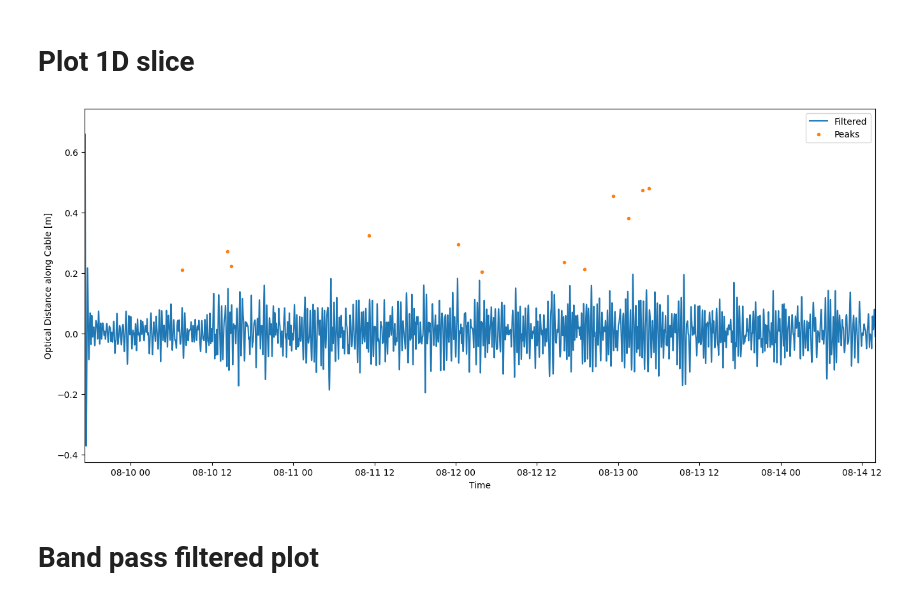
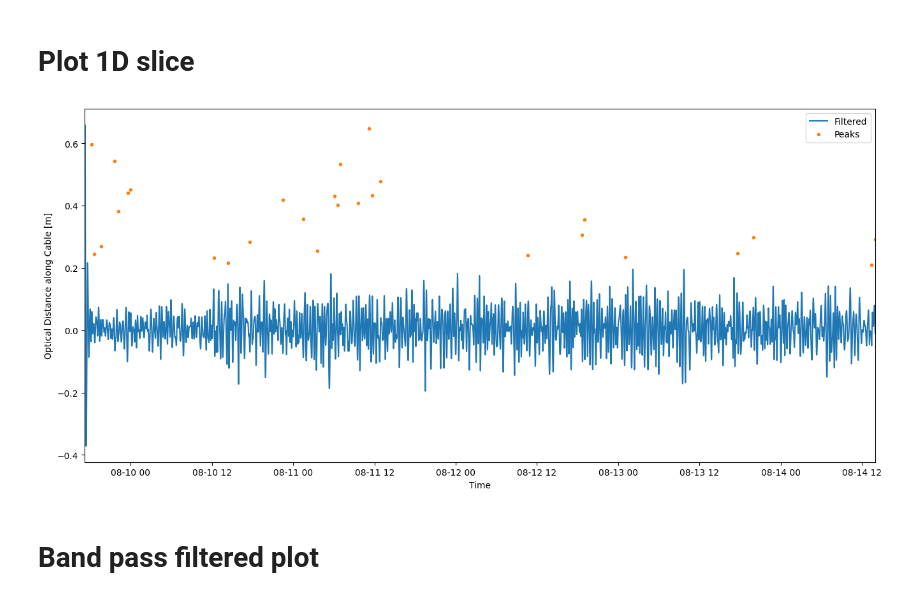
Before and after one commit to ericeberg3/UW_research, a Jupyter notebook: DTS_wave_temp_amp.ipynb, the cells around one changed output. Saved outputs shown, nothing was run; the diff lists cells and outputs as text; code cells hidden in the pictures.

```diff
--- a/DTS_wave_temp_amp.ipynb
+++ b/DTS_wave_temp_amp.ipynb
@@ -103,19 +103,19 @@ for i in tqdm(range(len(filtered_arr.T))):
 # %%
 fig, ax = plt.subplots(figsize=(2.5*6.4,1.5*4.8))
 # plt.plot(plot_times_zoomed, plot_arr_zoom[:, i])
 plt.plot(plot_times_zoomed, filtered_arr[:, i])
 # plt.plot(plot_times_zoomed[peaks], filtered_arr[peaks, i], 'x')
-plt.plot(peak_times[plot_dists_zoomed[1400]], dT[plot_dists_zoomed[1400]], '.')
+plt.plot(peak_times[plot_dists_zoomed[1000]], dT[plot_dists_zoomed[1000]], '.')
 # plt.axvline(x = plot_times[100])
 plt.xlim(plot_times[0], plot_times[1400])
 plt.legend(['Filtered', 'Peaks', 'Peak temp separation'])
 
 ax.set_ylabel('Optical Distance along Cable [m]')
 ax.set_xlabel('Time')
 
 plt.show()
 # %% [output]
-[figure, old version]
+[figure, new version]
 # %% [markdown]
 # Band pass filtered plot
 # %%
```
Also changed, not shown: 4 other files.
